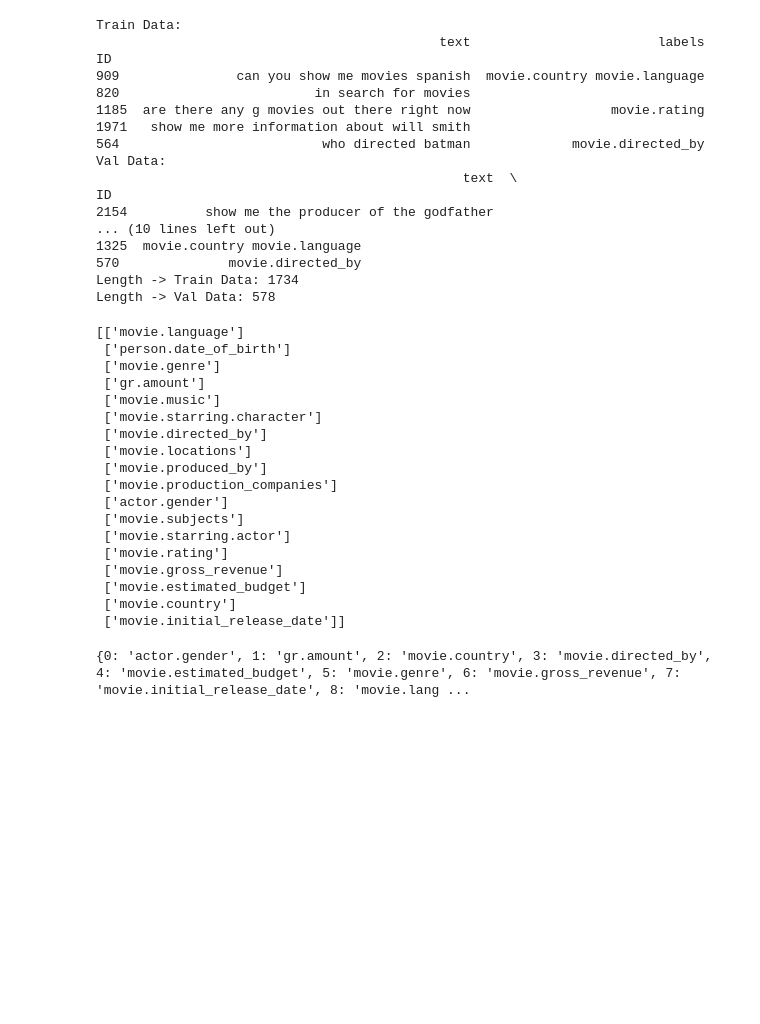
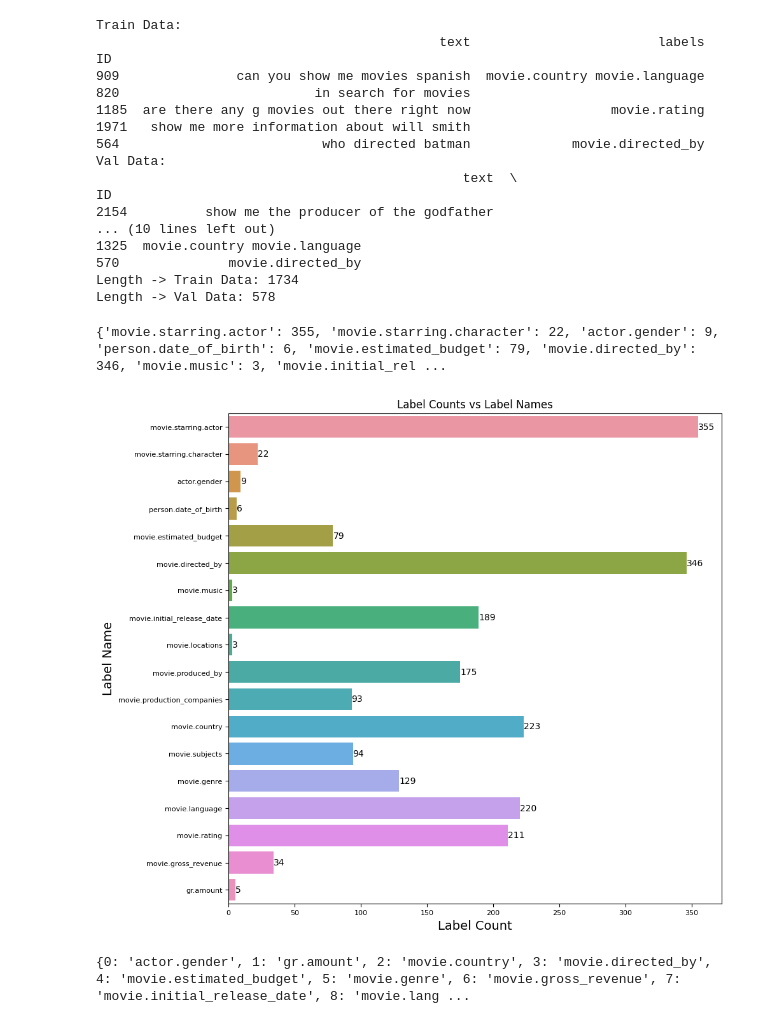
Before and after one commit to Kdotseth7/relation-extraction-nlp, a Jupyter notebook: RelationExtraction.ipynb, the cells around one changed output. Cells and saved outputs as stored; diff of their text form; code cells hidden in the pictures; blank space fills up the shorter version.

```diff
--- a/RelationExtraction.ipynb
+++ b/RelationExtraction.ipynb
@@ -81,36 +83,42 @@ ID
 Length -> Train Data: 1734
 Length -> Val Data: 578
 # %%
-# Create a set of Labels
+# Create a set of Labels and a Dictionary to keep count of all labels
 label_set = set()
+label_count_dict = {}
 for index, row in df.iterrows():
     temp = row['labels'].split()
     for item in temp:
         label_set.add(item)
+        if item not in label_count_dict:
+            label_count_dict[item] = 1
+        else:
+            label_count_dict[item] = label_count_dict[item] + 1
 
-label_list = np.reshape(np.array(list(label_set)),
-                            (-1, 1))
-print(label_list)
-# print(label_list.shape)
+label_list = np.reshape(np.array(list(label_set)), (-1, 1))
+
+# print(label_list)
+print(label_count_dict)
 # %% [output]
-[['movie.language']
- ['person.date_of_birth']
- ['movie.genre']
- ['gr.amount']
- ['movie.music']
- ['movie.starring.character']
- ['movie.directed_by']
- ['movie.locations']
- ['movie.produced_by']
- ['movie.production_companies']
- ['actor.gender']
- ['movie.subjects']
- ['movie.starring.actor']
- ['movie.rating']
- ['movie.gross_revenue']
- ['movie.estimated_budget']
- ['movie.country']
- ['movie.initial_release_date']]
+{'movie.starring.actor': 355, 'movie.starring.character': 22, 'actor.gender': 9, 'person.date_of_birth': 6, 'movie.estimated_budget': 79, 'movie.directed_by': 346, 'movie.music': 3, 'movie.initial_rel ...
+# %%
+# Representation of Label Count in the Dataset
+label_names = list(label_count_dict.keys())
+label_counts = list(label_count_dict.values())
+
+dataf = pd.DataFrame({"label_counts":label_counts, "label_names":label_names})
+plt.figure(figsize = (10, 10))
+splot = sns.barplot(x = "label_counts", y ="label_names" , data=dataf, orient='h')
+splot.bar_label(splot.containers[0])
+plt.xlabel("Label Count", size = 14)
+plt.ylabel("Label Name", size = 14)
+plt.xticks(fontsize=8)
+plt.yticks(fontsize=8)
+plt.title("Label Counts vs Label Names")
+
+plt.show()
+# %% [output]
+[figure, added]
 # %%
 # Fit Multi-Label Binarizer to Label List
 mlb.fit(label_list)
```
Also changed, not shown: parts of 11 cells of this notebook, 3 other files.
